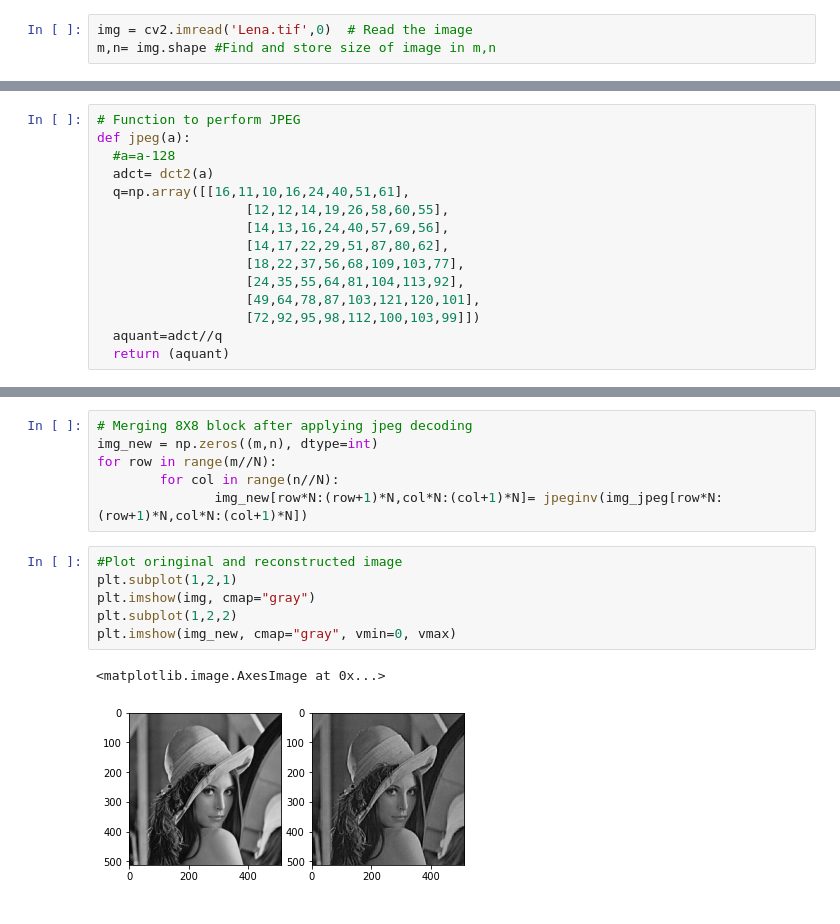
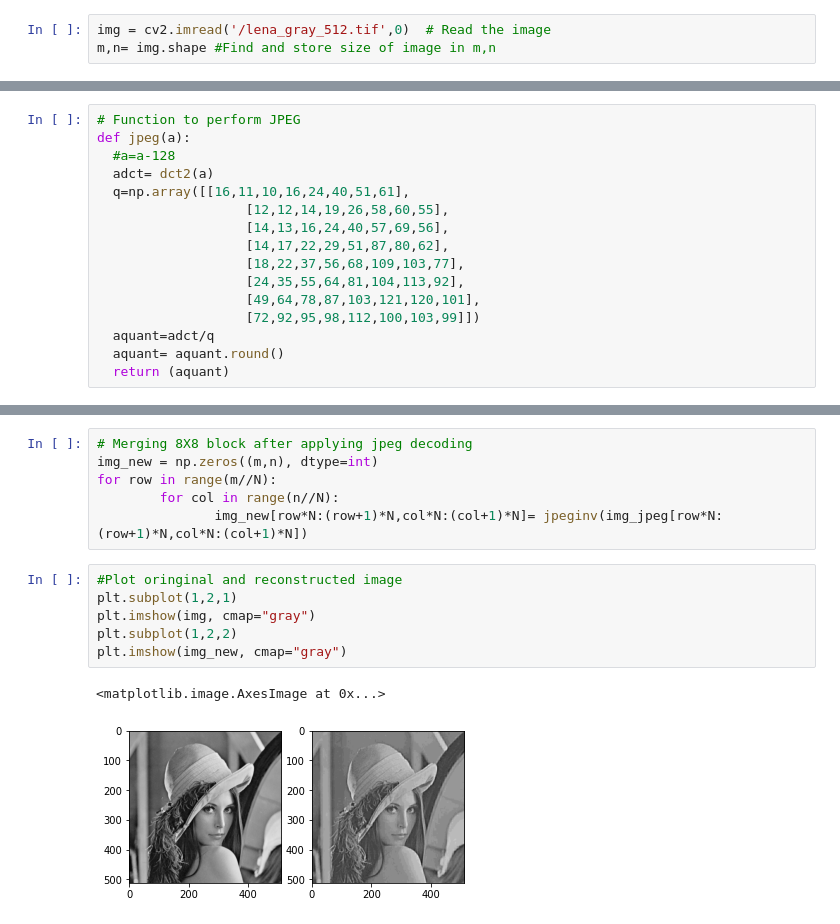
Before and after one commit to AmiMunshi/Data-compression-using-python, a Jupyter notebook: JPEG_Image.ipynb, the cells around one changed output, grey strips where cells are left out. Saved outputs shown, nothing was run; the diff lists cells and outputs as text.

```diff
--- a/JPEG_Image.ipynb
+++ b/JPEG_Image.ipynb
@@ -7,7 +7,7 @@ from scipy.fftpack import dct,idct
 import cv2
 import matplotlib.pyplot as plt
 # %%
-img = cv2.imread('Lena.tif',0)  # Read the image
+img = cv2.imread('/lena_gray_512.tif',0)  # Read the image
 m,n= img.shape #Find and store size of image in m,n
 # %%
 # Function to perform 2D DCT and IDCT
@@ -29,7 +29,8 @@ def jpeg(a):
                    [24,35,55,64,81,104,113,92],
                    [49,64,78,87,103,121,120,101],
                    [72,92,95,98,112,100,103,99]])
-  aquant=adct//q
+  aquant=adct/q
+  aquant= aquant.round()
   return (aquant)
 # %%
 # Function to perform reverse steps (jpeg decoder)
@@ -55,9 +56,9 @@ for row in range(m//N):
 # %%
 #Plot oringinal and reconstructed image
 plt.subplot(1,2,1)
 plt.imshow(img, cmap="gray")
 plt.subplot(1,2,2)
-plt.imshow(img_new, cmap="gray", vmin=0, vmax)
+plt.imshow(img_new, cmap="gray")
 # %% [output]
 <matplotlib.image.AxesImage at 0x...>
-[figure, old version]
+[figure, new version]
```
Also changed, not shown: parts of 2 cells of this notebook.
